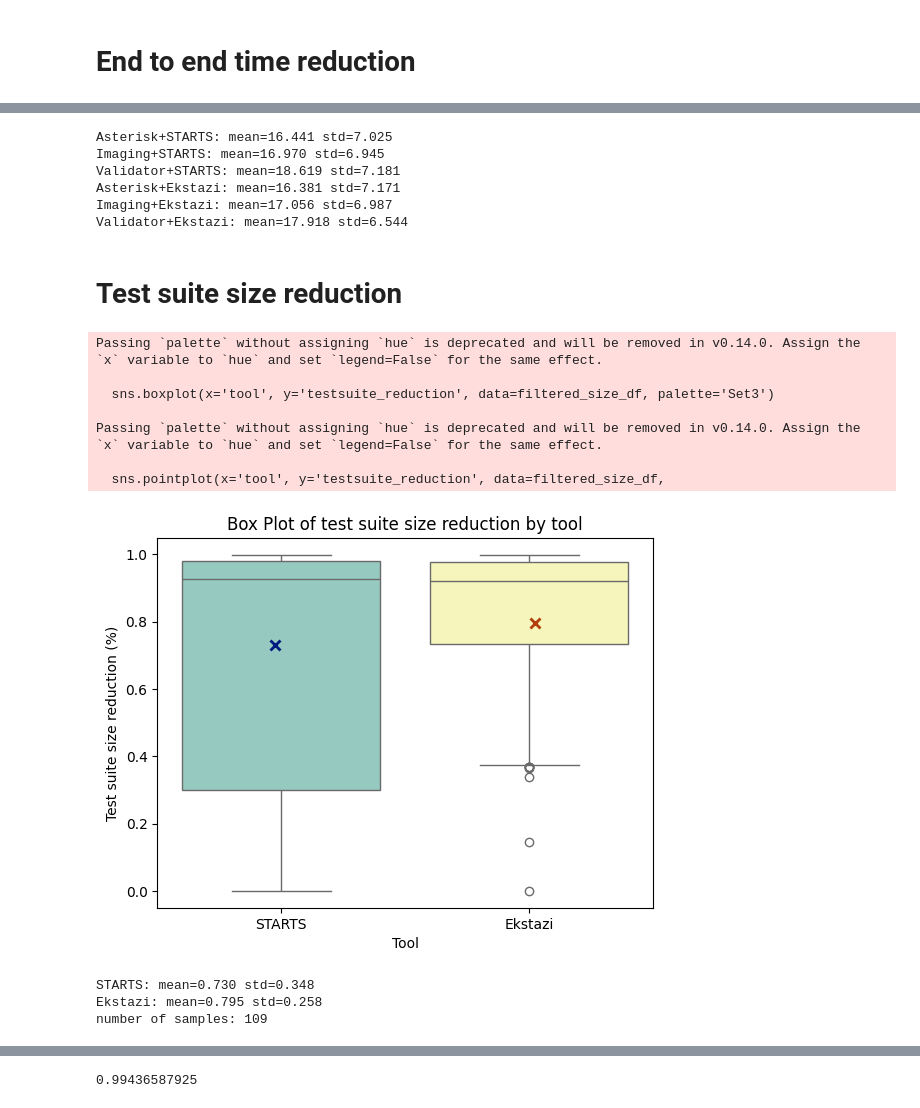
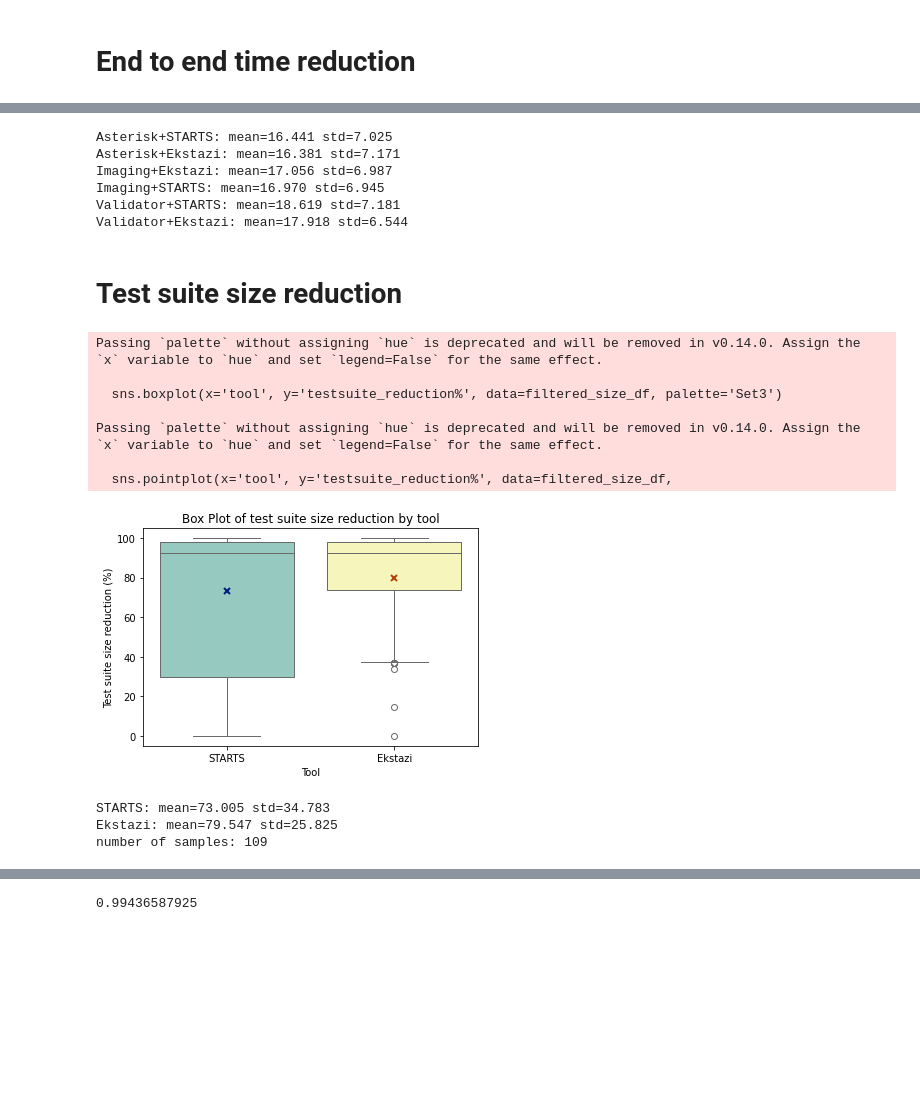
Before and after one commit to paige-marie/cs514_RTS, a Jupyter notebook: boxplots.ipynb, the cells around one changed output, grey strips where cells are left out. Cells and saved outputs as stored; diff of their text form; code cells hidden in the pictures; blank space fills up the shorter version.

```diff
--- a/boxplots.ipynb
+++ b/boxplots.ipynb
@@ -8,6 +8,7 @@ csv_path = "./all_results.csv"
 # %%
 df = pd.read_csv(csv_path)
 df['testsuite_reduction'] = pd.to_numeric(df['testsuite_reduction'], errors='coerce')
+df['testsuite_reduction%'] = df['testsuite_reduction'] * 100
 df['percent_mutatants_killed'] = pd.to_numeric(df['percent_mutatants_killed'], errors='coerce')
 df = df.drop(['Unnamed: 20', 'Unnamed: 25', 'rev1', ' All1', ' STARTS1', ' Ekstazi1', 'rev2', ' All2', ' STARTS2', ' Ekstazi2'], axis=1)
 df = df[df['changed_classes'] != 0]
@@ -119,47 +120,47 @@ a_e_time_std = df[(df['subject']=='asterisk')&(df['tool']=='Ekstazi')]['endtoend
 i_e_time_std = df[(df['subject']=='imaging')&(df['tool']=='Ekstazi')]['endtoend_reduction'].std()
 v_e_time_std = df[(df['subject']=='validator')&(df['tool']=='Ekstazi')]['endtoend_reduction'].std()
 print(f'Asterisk+STARTS: mean={a_s_time_mean:.3f} std={a_s_time_std:.3f}')
+print(f'Asterisk+Ekstazi: mean={a_e_time_mean:.3f} std={a_e_time_std:.3f}')
+print(f'Imaging+Ekstazi: mean={i_e_time_mean:.3f} std={i_e_time_std:.3f}')
 print(f'Imaging+STARTS: mean={i_s_time_mean:.3f} std={i_s_time_std:.3f}')
 print(f'Validator+STARTS: mean={v_s_time_mean:.3f} std={v_s_time_std:.3f}')
-print(f'Asterisk+Ekstazi: mean={a_e_time_mean:.3f} std={a_e_time_std:.3f}')
-print(f'Imaging+Ekstazi: mean={i_e_time_mean:.3f} std={i_e_time_std:.3f}')
 print(f'Validator+Ekstazi: mean={v_e_time_mean:.3f} std={v_e_time_std:.3f}')
 # %% [output]
 Asterisk+STARTS: mean=16.441 std=7.025
+Asterisk+Ekstazi: mean=16.381 std=7.171
+Imaging+Ekstazi: mean=17.056 std=6.987
 Imaging+STARTS: mean=16.970 std=6.945
 Validator+STARTS: mean=18.619 std=7.181
-Asterisk+Ekstazi: mean=16.381 std=7.171
-Imaging+Ekstazi: mean=17.056 std=6.987
 Validator+Ekstazi: mean=17.918 std=6.544
 # %% [markdown]
 # Test suite size reduction
 # %%
-sns.boxplot(x='tool', y='testsuite_reduction', data=filtered_size_df, palette='Set3')
+sns.boxplot(x='tool', y='testsuite_reduction%', data=filtered_size_df, palette='Set3')
 plt.title('Box Plot of test suite size reduction by tool')
 plt.ylabel('Test suite size reduction (%)')
 plt.xlabel('Tool')
-sns.pointplot(x='tool', y='testsuite_reduction', data=filtered_size_df,
-              dodge=True, linestyle='none', markers="x", palette="dark", errorbar=None)
+sns.pointplot(x='tool', y='testsuite_reduction%', data=filtered_size_df,
+              dodge=False, linestyle='none', markers="x", palette="dark", errorbar=None)
 plt.savefig('figures/size_tools.png', dpi=300)
 plt.show()
-s_size_mean = filtered_size_df[filtered_size_df['tool']=='STARTS']['testsuite_reduction'].mean()
-e_size_mean = filtered_size_df[filtered_size_df['tool']=='Ekstazi']['testsuite_reduction'].mean()
-s_size_std = filtered_size_df[filtered_size_df['tool']=='STARTS']['testsuite_reduction'].std()
-e_size_std = filtered_size_df[filtered_size_df['tool']=='Ekstazi']['testsuite_reduction'].std()
+s_size_mean = filtered_size_df[filtered_size_df['tool']=='STARTS']['testsuite_reduction%'].mean()
+e_size_mean = filtered_size_df[filtered_size_df['tool']=='Ekstazi']['testsuite_reduction%'].mean()
+s_size_std = filtered_size_df[filtered_size_df['tool']=='STARTS']['testsuite_reduction%'].std()
+e_size_std = filtered_size_df[filtered_size_df['tool']=='Ekstazi']['testsuite_reduction%'].std()
 print(f'STARTS: mean={s_size_mean:.3f} std={s_size_std:.3f}')
 print(f'Ekstazi: mean={e_size_mean:.3f} std={e_size_std:.3f}')
 print(f'number of samples: {len(filtered_size_df)}')
 # %% [output]
 Passing `palette` without assigning `hue` is deprecated and will be removed in v0.14.0. Assign the `x` variable to `hue` and set `legend=False` for the same effect.
 
-  sns.boxplot(x='tool', y='testsuite_reduction', data=filtered_size_df, palette='Set3')
+  sns.boxplot(x='tool', y='testsuite_reduction%', data=filtered_size_df, palette='Set3')
 
 Passing `palette` without assigning `hue` is deprecated and will be removed in v0.14.0. Assign the `x` variable to `hue` and set `legend=False` for the same effect.
 
-  sns.pointplot(x='tool', y='testsuite_reduction', data=filtered_size_df,
+  sns.pointplot(x='tool', y='testsuite_reduction%', data=filtered_size_df,
-[figure, old version]
+[figure, new version]
-STARTS: mean=0.730 std=0.348
-Ekstazi: mean=0.795 std=0.258
+STARTS: mean=73.005 std=34.783
+Ekstazi: mean=79.547 std=25.825
 number of samples: 109
 # %%
 sns.boxplot(x='subject', y='testsuite_reduction', data=filtered_size_df)
```
Also changed, not shown: parts of 18 cells of this notebook, 4 other files.
